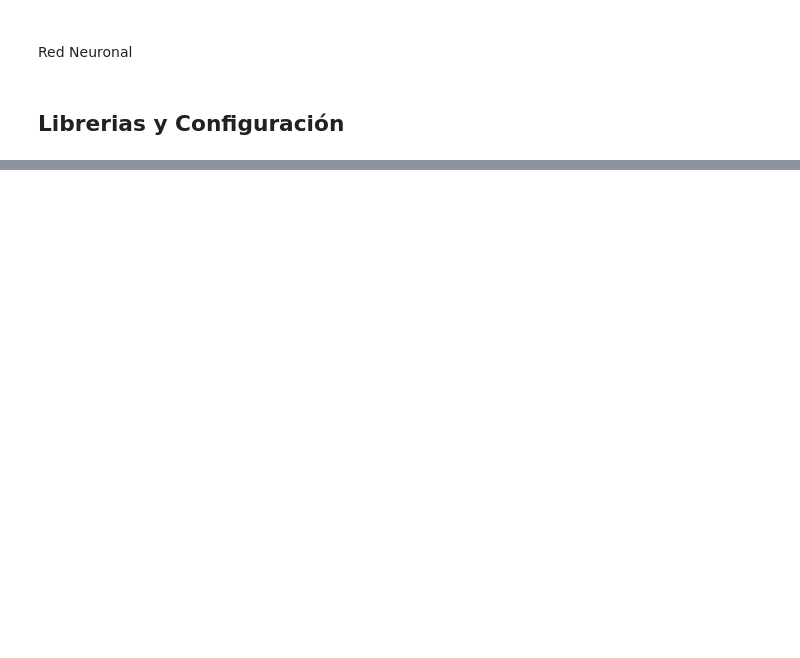
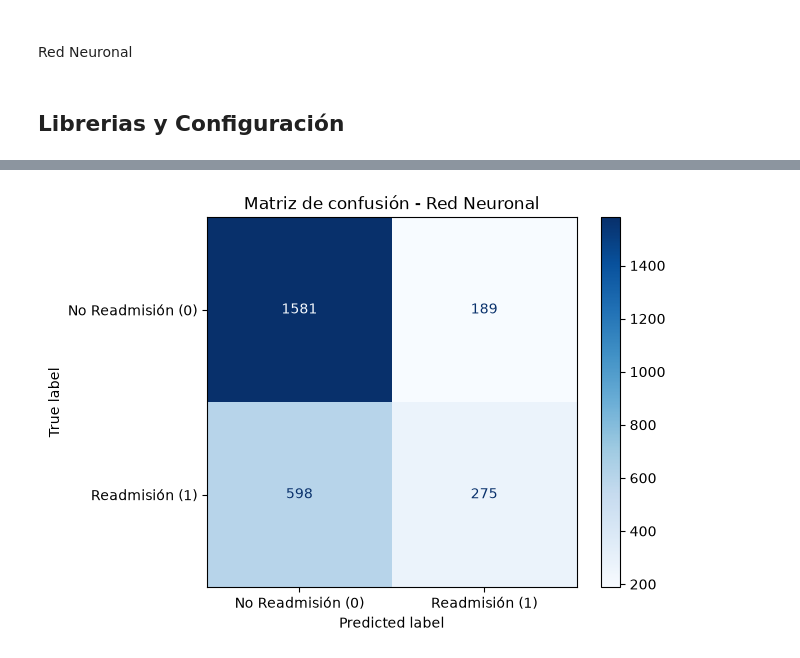
Before and after one commit to SantiagoYpes/final, a Jupyter notebook: 3_models/Red_Neuronal.ipynb, the cells around one changed output, grey strips where cells are left out. Saved outputs shown, nothing was run; the diff lists cells and outputs as text; code cells hidden in the pictures; blank space fills up the shorter version.

Commit message:
Modelos_JABB

```diff
--- a/3_models/Red_Neuronal.ipynb
+++ b/3_models/Red_Neuronal.ipynb
@@ -68,0 +72,18 @@ preprocessor = ColumnTransformer(
+# %%
+#Evaluación del modelo
+X_train_p = preprocessor.fit_transform(X_train)
+X_test_p = preprocessor.transform(X_test)
+
+red = MLPClassifier(
+    hidden_layer_sizes=(32, 16),  # dos capas ocultas
+    activation="relu",
+    solver="adam",                # variante del descenso de gradiente
+    learning_rate_init=0.001,     # la "tasa de aprendizaje" de las diapositivas
+    alpha=1e-3,                   # regularización L2
+    early_stopping=True,          # frena cuando deja de mejorar en validación
+    max_iter=500,
+    random_state=42
+)
+
+#Entrenamiento del modelo
+red.fit(X_train_p, y_train)
@@ -68,0 +93,14 @@ preprocessor = ColumnTransformer(
+# %%
+#Evaluacion del modelo
+
+y_pred_nn = red.predict(X_test_p)
+y_proba_nn = red.predict_proba(X_test_p)[:, 1]
+
+print("\n--- Red Neuronal (MLP) ---")
+print(f"Accuracy : {accuracy_score(y_test, y_pred_nn):.4f}")
+print(f"Precision: {precision_score(y_test, y_pred_nn, zero_division=0):.4f}")
+print(f"Recall   : {recall_score(y_test, y_pred_nn, zero_division=0):.4f}")
+print(f"F1-score : {f1_score(y_test, y_pred_nn, zero_division=0):.4f}")
+print(f"AUC-ROC  : {roc_auc_score(y_test, y_proba_nn):.4f}")
+print(classification_report(y_test, y_pred_nn,
+      target_names=["No Readmisión (0)", "Readmisión (1)"], zero_division=0))
@@ -68,0 +122,8 @@ preprocessor = ColumnTransformer(
+# %%
+#Matriz de confusion
+ConfusionMatrixDisplay(confusion_matrix(y_test, y_pred_nn),
+    display_labels=["No Readmisión (0)", "Readmisión (1)"]).plot(cmap="Blues", values_format="d")
+plt.title("Matriz de confusión - Red Neuronal")
+plt.show()
+# %% [output]
+[figure, added]
```
Also changed, not shown: parts of 4 cells of this notebook.
